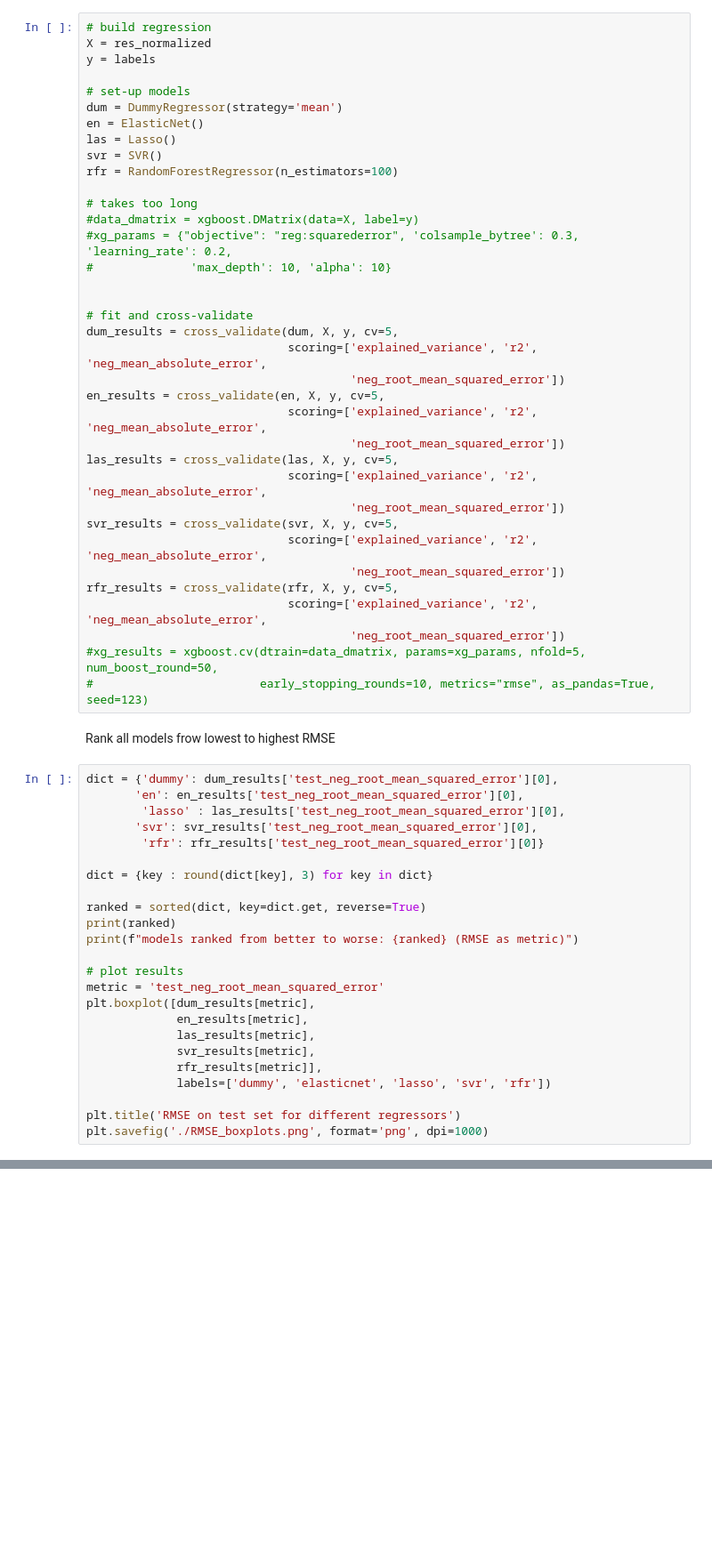
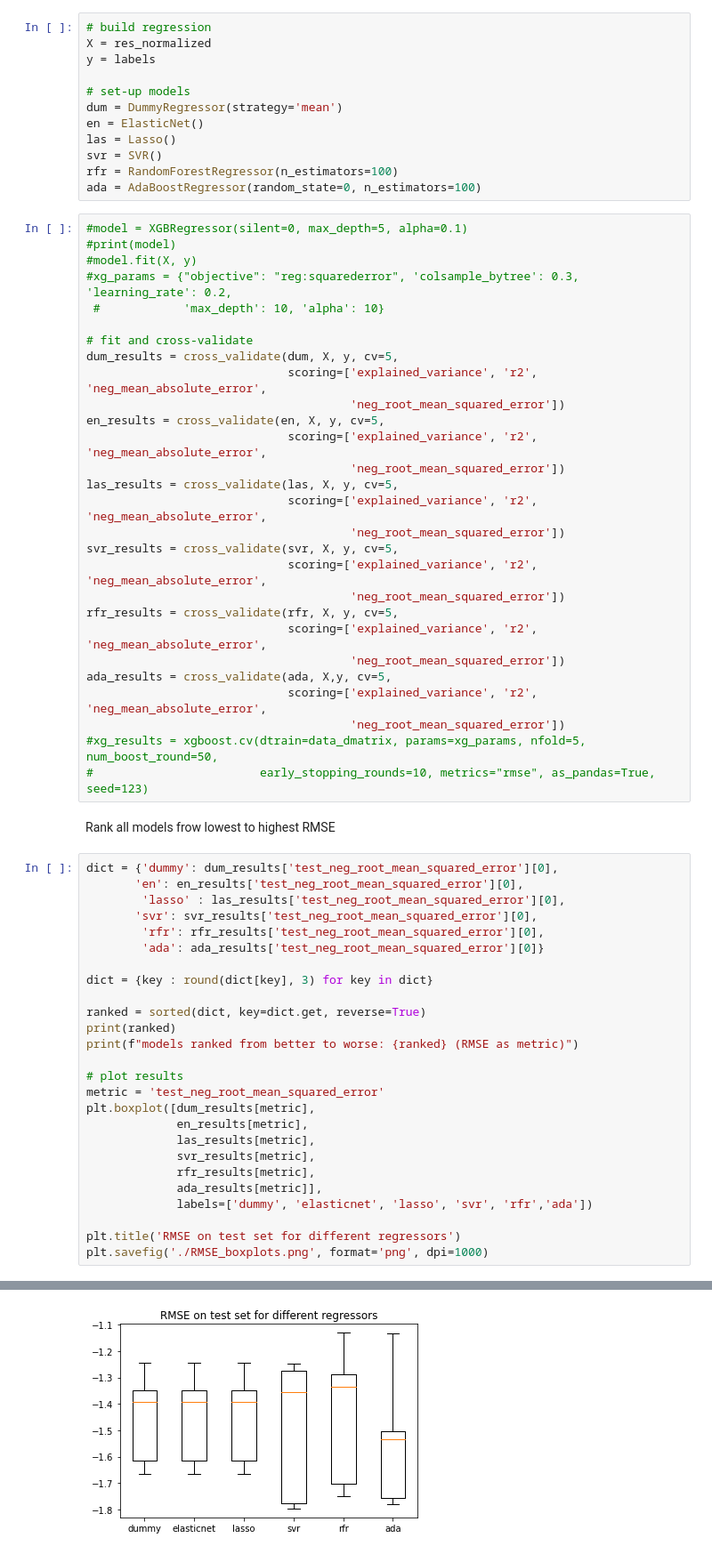
Before and after one commit to WouterDurnez/mobiledna_py, a Jupyter notebook: mobiledna/draft_simon/feat_calculation.ipynb, the cells around one changed output, grey strips where cells are left out. Shown at 89% size. Cells and saved outputs as stored; diff of their text form; blank space fills up the shorter version.

Commit message:
adaboost regressor added

```diff
--- a/mobiledna/draft_simon/feat_calculation.ipynb
+++ b/mobiledna/draft_simon/feat_calculation.ipynb
@@ -589,22 +1038,23 @@ print(res_normalized.head())
 # %% [markdown]
 ### Fit regression models
+# %%
+# build regression
+X = res_normalized
+y = labels
+
+# set-up models
+dum = DummyRegressor(strategy='mean')
+en = ElasticNet()
+las = Lasso()
+svr = SVR()
+rfr = RandomForestRegressor(n_estimators=100)
+ada = AdaBoostRegressor(random_state=0, n_estimators=100)
 # %%
-# build regression
-X = res_normalized
-y = labels
-
-# set-up models
-dum = DummyRegressor(strategy='mean')
-en = ElasticNet()
-las = Lasso()
-svr = SVR()
-rfr = RandomForestRegressor(n_estimators=100)
-
-# takes too long
-#data_dmatrix = xgboost.DMatrix(data=X, label=y)
+#model = XGBRegressor(silent=0, max_depth=5, alpha=0.1)
+#print(model)
+#model.fit(X, y)
 #xg_params = {"objective": "reg:squarederror", 'colsample_bytree': 0.3, 'learning_rate': 0.2,
-#              'max_depth': 10, 'alpha': 10}
-
+ #            'max_depth': 10, 'alpha': 10}
 
 # fit and cross-validate
 dum_results = cross_validate(dum, X, y, cv=5,
@@ -622,6 +1072,9 @@ svr_results = cross_validate(svr, X, y, cv=5,
 rfr_results = cross_validate(rfr, X, y, cv=5,
                              scoring=['explained_variance', 'r2', 'neg_mean_absolute_error',
                                       'neg_root_mean_squared_error'])
+ada_results = cross_validate(ada, X,y, cv=5,
+                             scoring=['explained_variance', 'r2', 'neg_mean_absolute_error',
+                                      'neg_root_mean_squared_error'])
 #xg_results = xgboost.cv(dtrain=data_dmatrix, params=xg_params, nfold=5, num_boost_round=50,
 #                        early_stopping_rounds=10, metrics="rmse", as_pandas=True, seed=123)
 # %% [markdown]
@@ -631,7 +1084,8 @@ dict = {'dummy': dum_results['test_neg_root_mean_squared_error'][0],
        'en': en_results['test_neg_root_mean_squared_error'][0],
         'lasso' : las_results['test_neg_root_mean_squared_error'][0],
        'svr': svr_results['test_neg_root_mean_squared_error'][0],
-        'rfr': rfr_results['test_neg_root_mean_squared_error'][0]}
+        'rfr': rfr_results['test_neg_root_mean_squared_error'][0],
+        'ada': ada_results['test_neg_root_mean_squared_error'][0]}
 
 dict = {key : round(dict[key], 3) for key in dict}
 
@@ -645,8 +1099,10 @@ plt.boxplot([dum_results[metric],
              en_results[metric],
              las_results[metric],
              svr_results[metric],
-             rfr_results[metric]],
-             labels=['dummy', 'elasticnet', 'lasso', 'svr', 'rfr'])
+             rfr_results[metric],
+             ada_results[metric]],
+             labels=['dummy', 'elasticnet', 'lasso', 'svr', 'rfr','ada'])
 
 plt.title('RMSE on test set for different regressors')
 plt.savefig('./RMSE_boxplots.png', format='png', dpi=1000)
+# %% [output]
@@ -653,2 +1111,3 @@ plt.savefig('./RMSE_boxplots.png', format='png', dpi=1000)
+[figure, added]
 # %%
 print("FINISHED PROGRAM")
```
Also changed, not shown: parts of 43 cells of this notebook, 1 other file.
